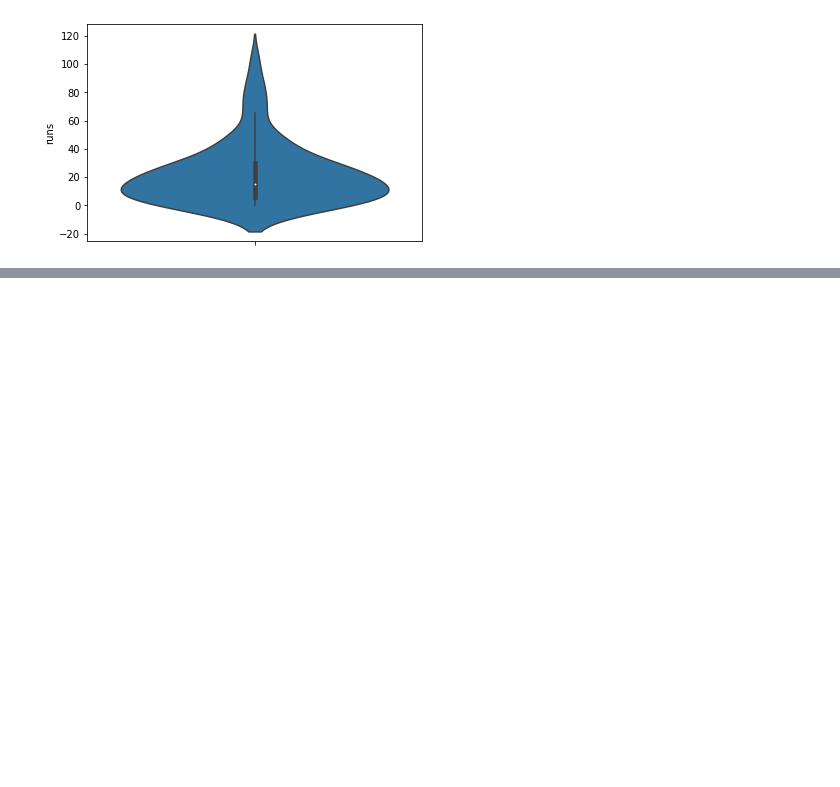
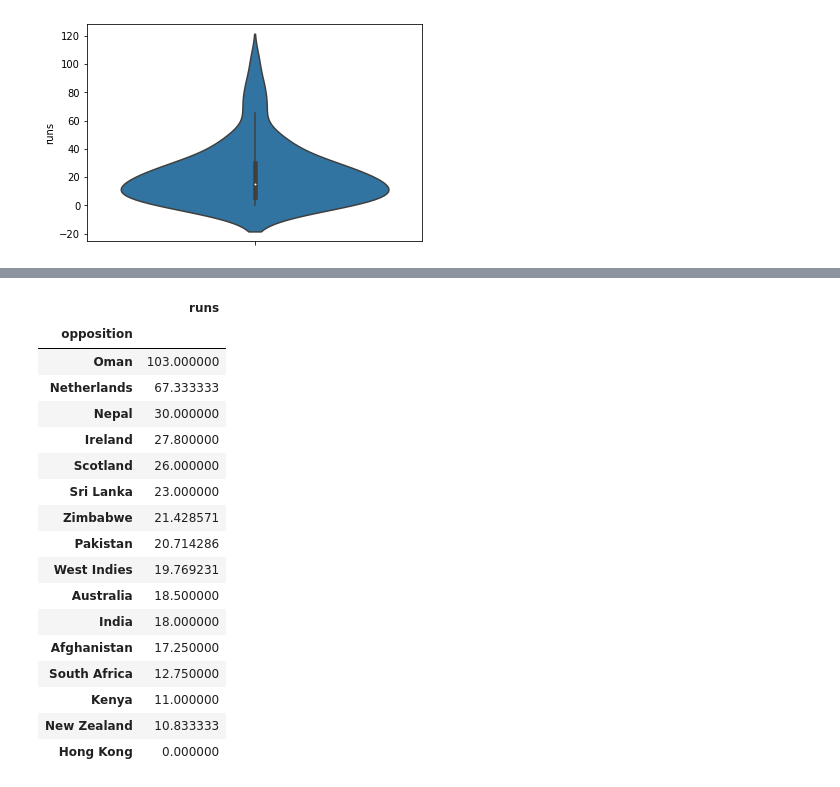
Before and after one commit to ShayekhBinIslam/ml_session_jan_2020, a Jupyter notebook: regression/tamim.ipynb, the cells around one changed output, grey strips where cells are left out. Drawn from its saved outputs; the diff is of its cells as text; code cells hidden in the pictures; blank space fills up the shorter version.

```diff
--- a/regression/tamim.ipynb
+++ b/regression/tamim.ipynb
@@ -131,0 +174,22 @@ Zimbabwe            7
+# %%
+# Average runs per opposition
+df.groupby('opposition').mean().sort_values(by='runs', ascending=False)
+# %% [output]
+|  | runs |
+| opposition |  |
+| Oman | 103.000000 |
+| Netherlands | 67.333333 |
+| Nepal | 30.000000 |
+| Ireland | 27.800000 |
+| Scotland | 26.000000 |
+| Sri Lanka | 23.000000 |
+| Zimbabwe | 21.428571 |
+| Pakistan | 20.714286 |
+| West Indies | 19.769231 |
+| Australia | 18.500000 |
+| India | 18.000000 |
+| Afghanistan | 17.250000 |
+| South Africa | 12.750000 |
+| Kenya | 11.000000 |
+| New Zealand | 10.833333 |
+| Hong Kong | 0.000000 |
```
Also changed, not shown: parts of 28 cells of this notebook.
